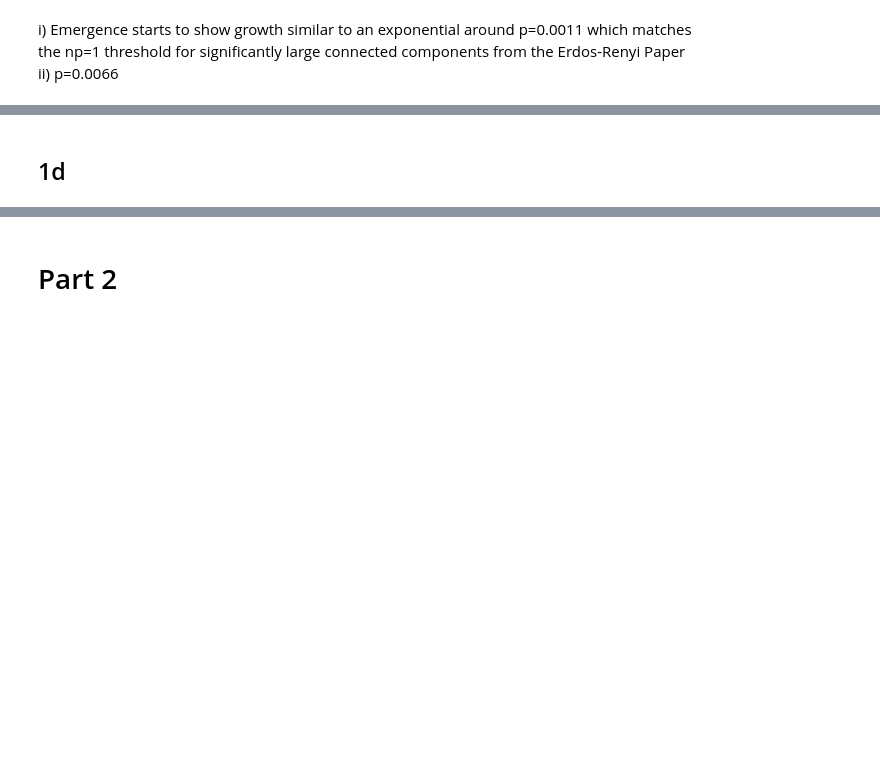
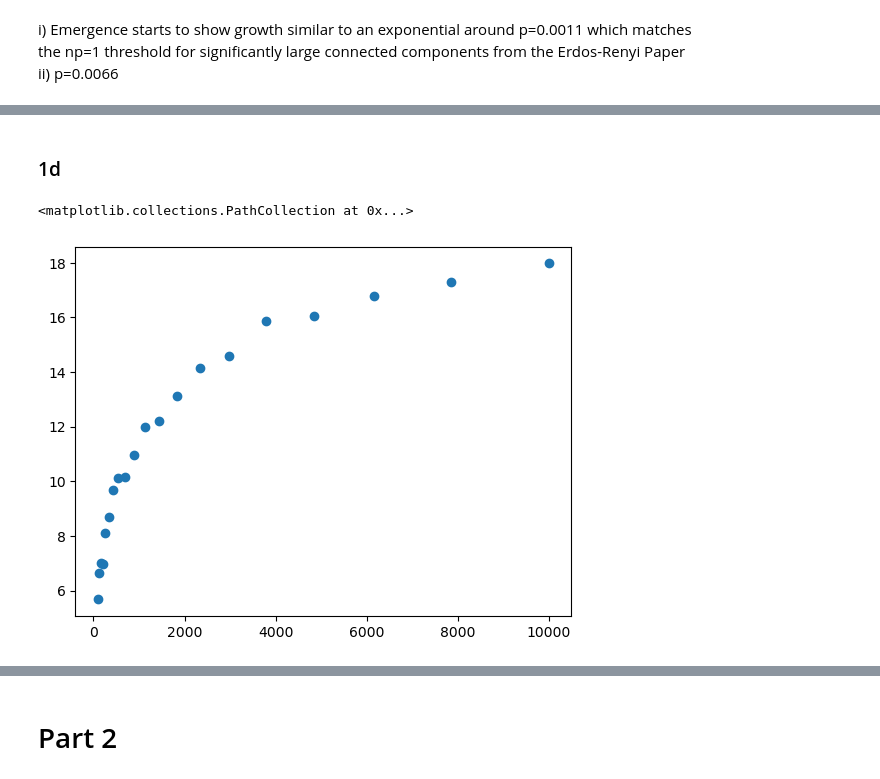
Before and after one commit to hershey890/ece232e, a Jupyter notebook: project_1.ipynb, the cells around one changed output, grey strips where cells are left out. Saved outputs shown, nothing was run; the diff lists cells and outputs as text; code cells hidden in the pictures; blank space fills up the shorter version.

```diff
--- a/project_1.ipynb
+++ b/project_1.ipynb
@@ -127,2 +127,19 @@ plt.plot(probabilities, avg_gcc_vals, color="#ff7f0e")
 # %% [markdown]
-## 1d
+### 1d
+# %%
+def expected_gcc_size(c, n_iter = 150, n_node_values = 20):
+    n_nodes = np.logspace(2, 4, n_node_values, dtype=int)
+    avg_gcc_sizes = np.empty(n_node_values)
+    for i, n in enumerate(n_nodes):
+        avg_gcc_size = 0
+        for _ in range(n_iter):
+            p = c/n
+            graph = ig.Graph.Erdos_Renyi(n=n, p=p, directed=False, loops=False)
+            avg_gcc_size += graph.connected_components().giant().vcount()
+        avg_gcc_sizes[i] = avg_gcc_size/n_iter
+    return n_nodes, avg_gcc_sizes
+
+plt.scatter(*expected_gcc_size(0.5))
+# %% [output]
+<matplotlib.collections.PathCollection at 0x...>
+[figure, added]
```
Also changed, not shown: parts of 32 cells of this notebook.
